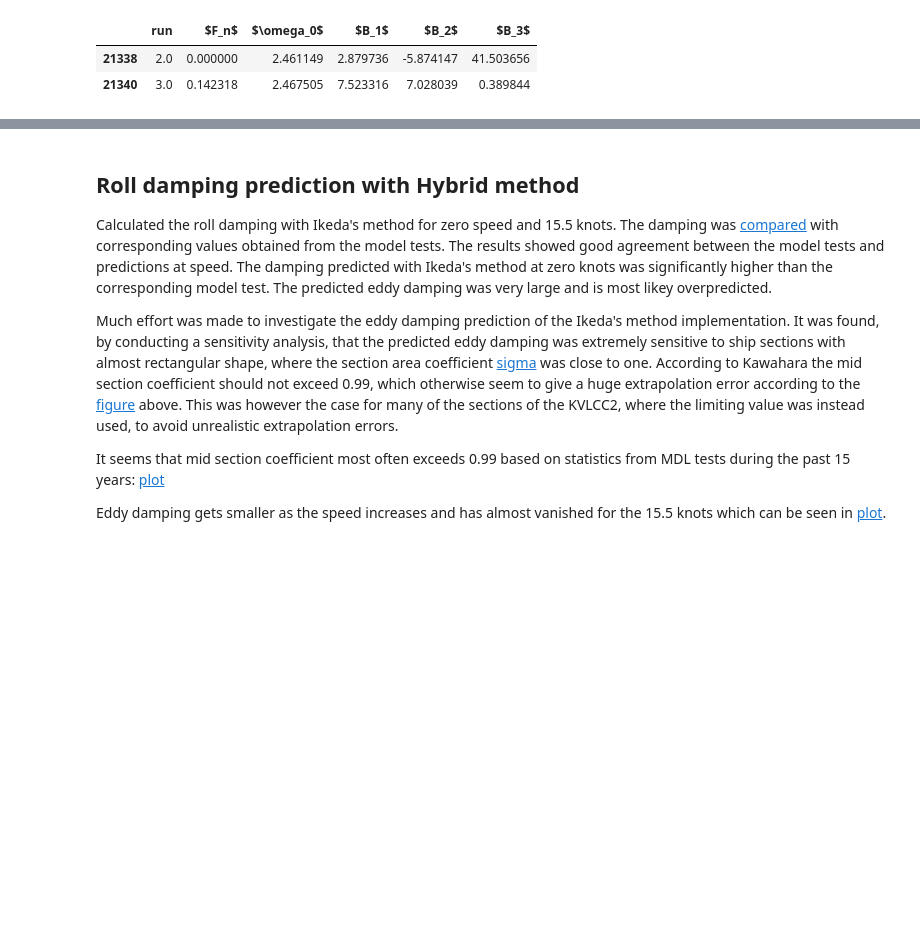
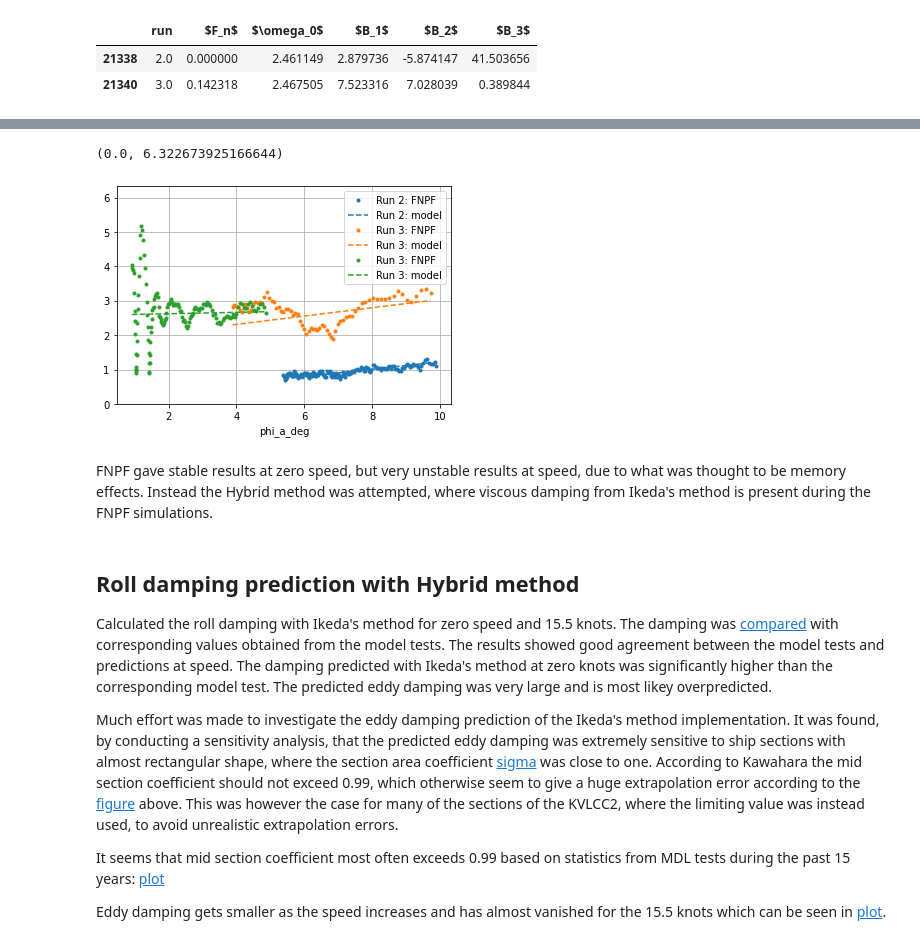
Before and after one commit to martinlarsalbert/Prediction-of-roll-motion-using-fully-nonlinear-potential-flow-and-Ikedas-method, a Jupyter notebook: reports/ISOPE_outline/01.1.outline.ipynb, the cells around one changed output, grey strips where cells are left out. Cells and saved outputs as stored; diff of their text form; code cells hidden in the pictures; blank space fills up the shorter version.

```diff
--- a/reports/ISOPE_outline/01.1.outline.ipynb
+++ b/reports/ISOPE_outline/01.1.outline.ipynb
@@ -523,0 +555,25 @@ df_table
+# %%
+models_motions = OrderedDict()
+
+for key,X in time_series.items():
+
+    parameters = df_parameters.loc[key]
+    id = parameters.id
+    model_mdl = models_mdl[id]
+
+    pre_model= EstimatorQuadraticB(fit_method='derivation')
+    pre_model.fit(X)
+
+    model_motions = EstimatorQuadraticB(p0=pre_model.parameters)
+
+    try:
+        model_motions.fit(X=X)
+    except scipy.linalg.LinAlgError:
+        model_motions.fit(X=X)  # Retry
+
+    if pre_model.score() > model_motions.score():
+        model_motions = pre_model
+
+    model_motions.fit(X)
+    model_motions.parameters['C_1A'] = model_mdl.parameters['C_1A']  ## Stealing the stiffness from MDL
+    models_motions[key] = model_motions
@@ -524,3 +608,27 @@ df_table
+# %%
+amplitudes = examples.mdl.analyze_amplitudes(models=models_motions, df_results=df_results)
+
+## Plotting:
+fig,ax=plt.subplots()
+for id,row in df_results.iterrows():
+    df_amplitudes = amplitudes[id].copy()
+
+    df_amplitudes.sort_values(by='phi_a', inplace=True)
+    df_amplitudes['phi_a_deg'] = np.rad2deg(df_amplitudes['phi_a'])
+
+    label='Run %i: FNPF' % row.paper_name
+    df_amplitudes.plot(x='phi_a_deg', y='B', label=label, style='.', ax=ax)
+    color=ax.get_lines()[-1].get_color()
+    label='Run %i: model' % row.paper_name
+    df_amplitudes.plot(x='phi_a_deg', y='B_model', label=label, color=color, style='--', ax=ax)
+
+ax.grid(True)
+ax.set_ylim((0,ylim_mdl[1]))
+# %% [output]
+(0.0, 6.322673925166644)
+[figure, added]
+# %% [markdown]
+FNPF gave stable results at zero speed, but very unstable results at speed, due to what was thought to be memory effects. Instead the Hybrid method was attempted, where viscous damping from Ikeda's method is present during the FNPF simulations.
 # %% [markdown]
 ## Roll damping prediction with Hybrid method
 Calculated the roll damping with Ikeda's method for zero speed and 15.5 knots. The damping was [compared](../../notebooks/04.3_KVLCC2_Ikedas_model_tests.ipynb#speeds) with corresponding values obtained from the model tests. The results showed good agreement between the model tests and predictions at speed. The damping predicted with Ikeda's method at zero knots was significantly higher than the corresponding model test. The predicted eddy damping was very large and is most likey overpredicted.
```
Also changed, not shown: parts of 6 cells of this notebook, 2 other files.
